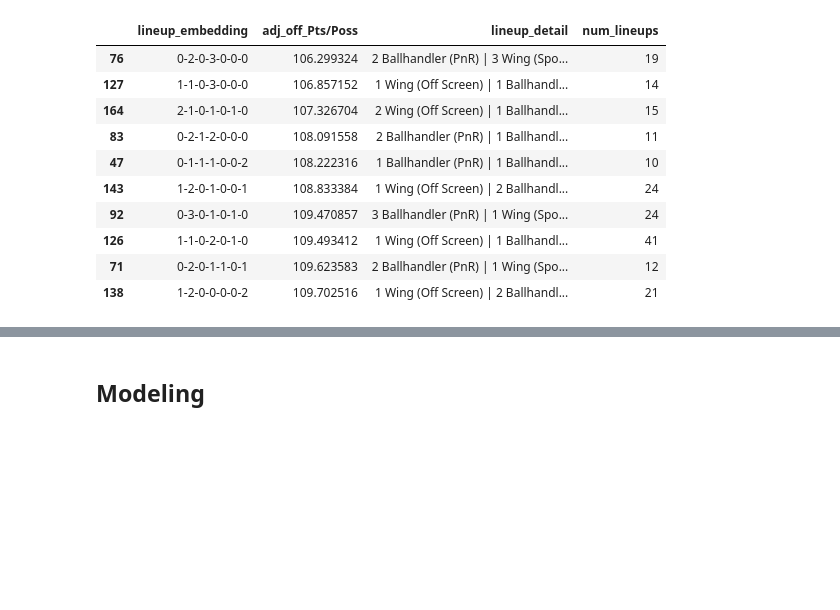
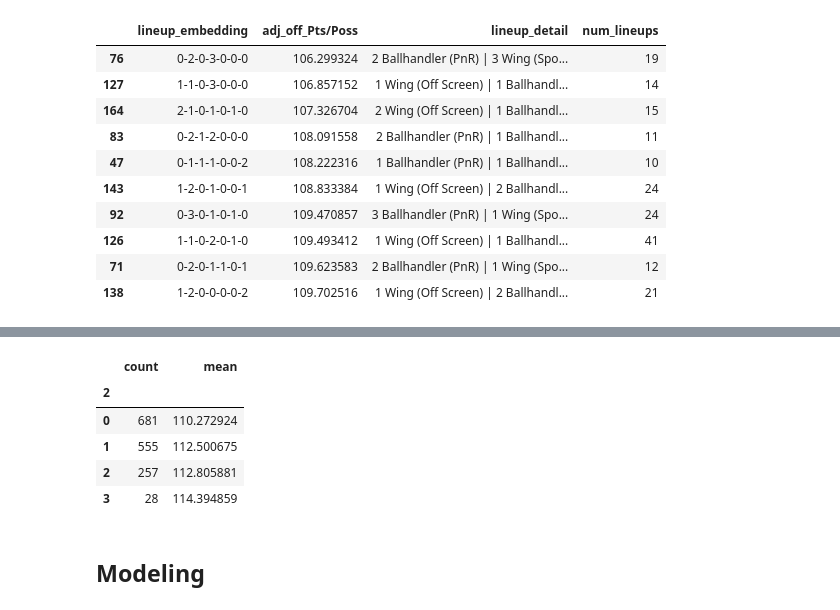
Before and after one commit to xulianrenzoku/synergy_clustering, a Jupyter notebook: nba_clustering_lineup_models.ipynb, the cells around one changed output, grey strips where cells are left out. Saved outputs shown, nothing was run; the diff lists cells and outputs as text; code cells hidden in the pictures; blank space fills up the shorter version.

```diff
--- a/nba_clustering_lineup_models.ipynb
+++ b/nba_clustering_lineup_models.ipynb
@@ -553,2 +577,11 @@ lineup_df_100[lineup_df_100['lineup_embedding'] == '0-2-0-3-0-0-0']\
+# %%
+lineup_df_100.groupby(2)['adj_off_Pts/Poss'].agg(['count', 'mean'])
+# %% [output]
+|  | count | mean |
+| 2 |  |  |
+| 0 | 681 | 110.272924 |
+| 1 | 555 | 112.500675 |
+| 2 | 257 | 112.805881 |
+| 3 | 28 | 114.394859 |
 # %% [markdown]
 ## Modeling
```
Also changed, not shown: parts of 6 cells of this notebook.
